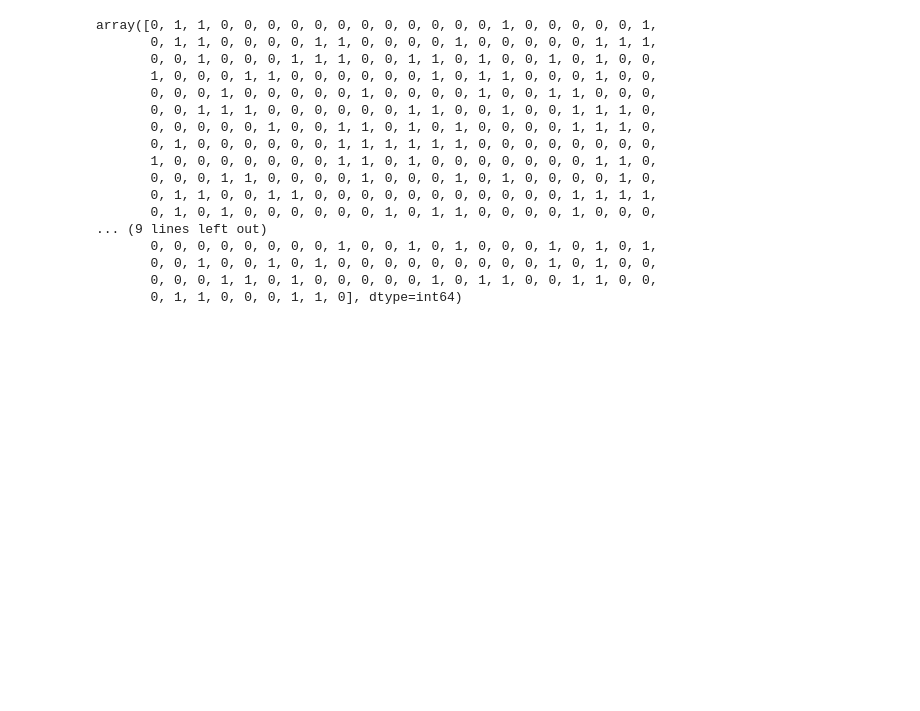
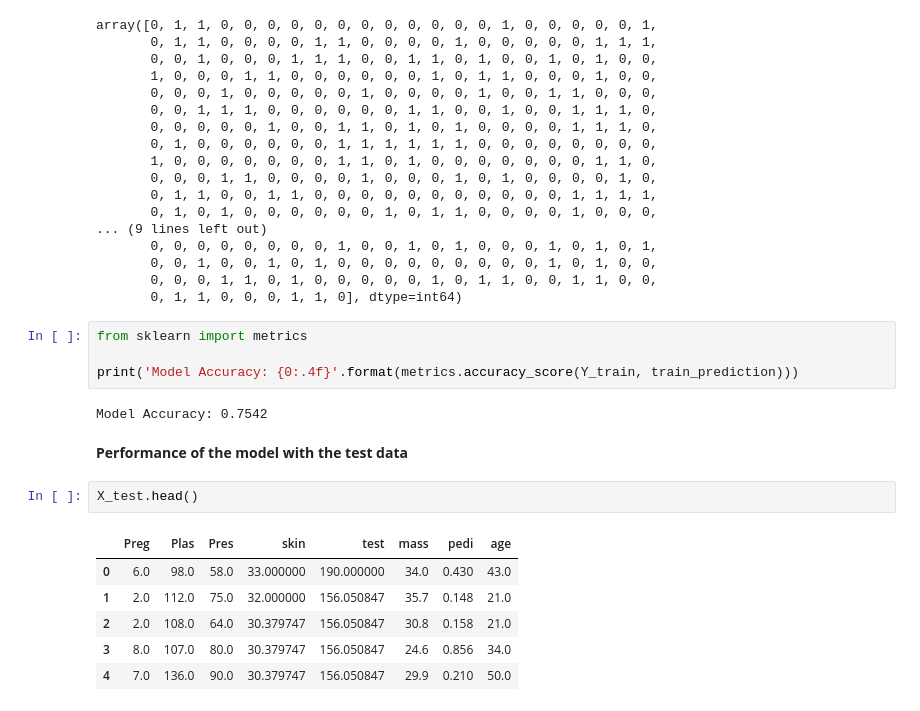
Before and after one commit to RochaErik/X-Naive-Bayes-Indian-Diabetes-Data, a Jupyter notebook: Naive_Bayes.ipynb, the cells around one changed output. Saved outputs shown, nothing was run; the diff lists cells and outputs as text; blank space fills up the shorter version.

```diff
--- a/Naive_Bayes.ipynb
+++ b/Naive_Bayes.ipynb
@@ -239,3 +248,20 @@ array([0, 1, 1, 0, 0, 0, 0, 0, 0, 0, 0, 0, 0, 0, 0, 1, 0, 0, 0, 0, 0, 1,
        0, 0, 1, 0, 0, 1, 0, 1, 0, 0, 0, 0, 0, 0, 0, 0, 0, 1, 0, 1, 0, 0,
        0, 0, 0, 1, 1, 0, 1, 0, 0, 0, 0, 0, 1, 0, 1, 1, 0, 0, 1, 1, 0, 0,
        0, 1, 1, 0, 0, 0, 1, 1, 0], dtype=int64)
+# %%
+from sklearn import metrics
+
+print('Model Accuracy: {0:.4f}'.format(metrics.accuracy_score(Y_train, train_prediction)))
+# %% [output]
+Model Accuracy: 0.7542
+# %% [markdown]
+**Performance of the model with the test data**
+# %%
+X_test.head()
+# %% [output]
+|  | Preg | Plas | Pres | skin | test | mass | pedi | age |
+| 0 | 6.0 | 98.0 | 58.0 | 33.000000 | 190.000000 | 34.0 | 0.430 | 43.0 |
+| 1 | 2.0 | 112.0 | 75.0 | 32.000000 | 156.050847 | 35.7 | 0.148 | 21.0 |
+| 2 | 2.0 | 108.0 | 64.0 | 30.379747 | 156.050847 | 30.8 | 0.158 | 21.0 |
+| 3 | 8.0 | 107.0 | 80.0 | 30.379747 | 156.050847 | 24.6 | 0.856 | 34.0 |
+| 4 | 7.0 | 136.0 | 90.0 | 30.379747 | 156.050847 | 29.9 | 0.210 | 50.0 |
```
Also changed, not shown: parts of 2 cells of this notebook.
